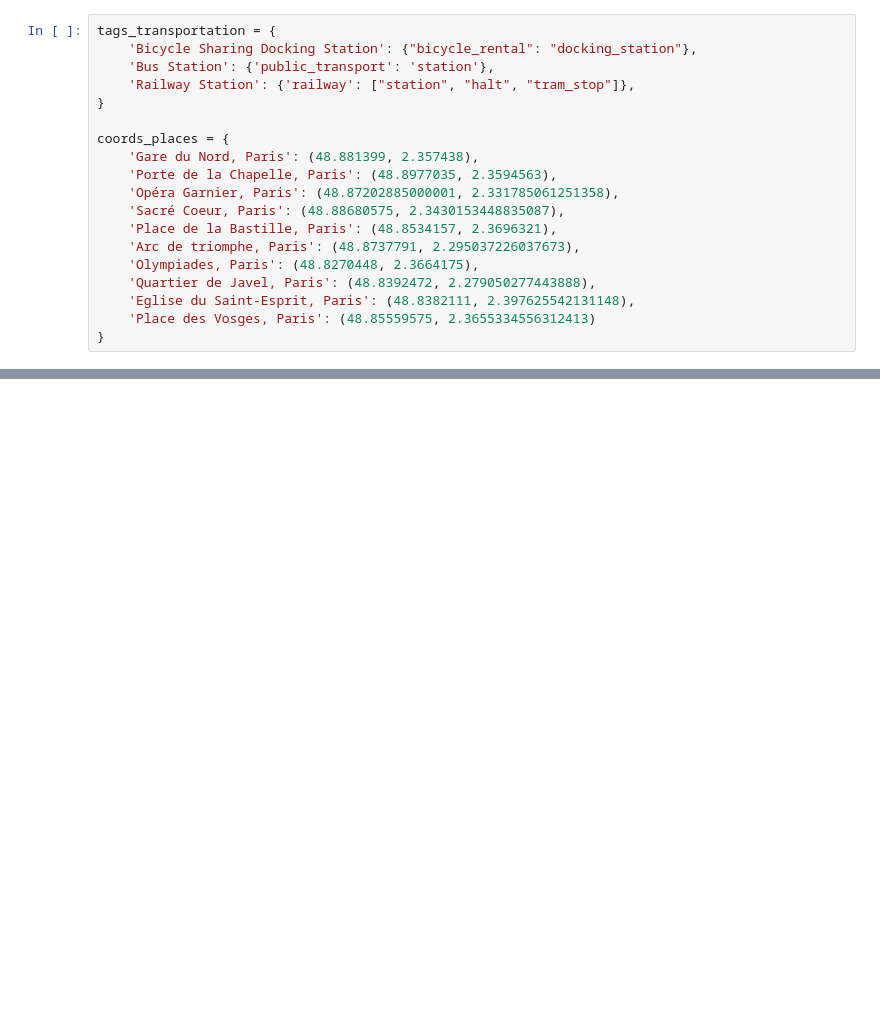
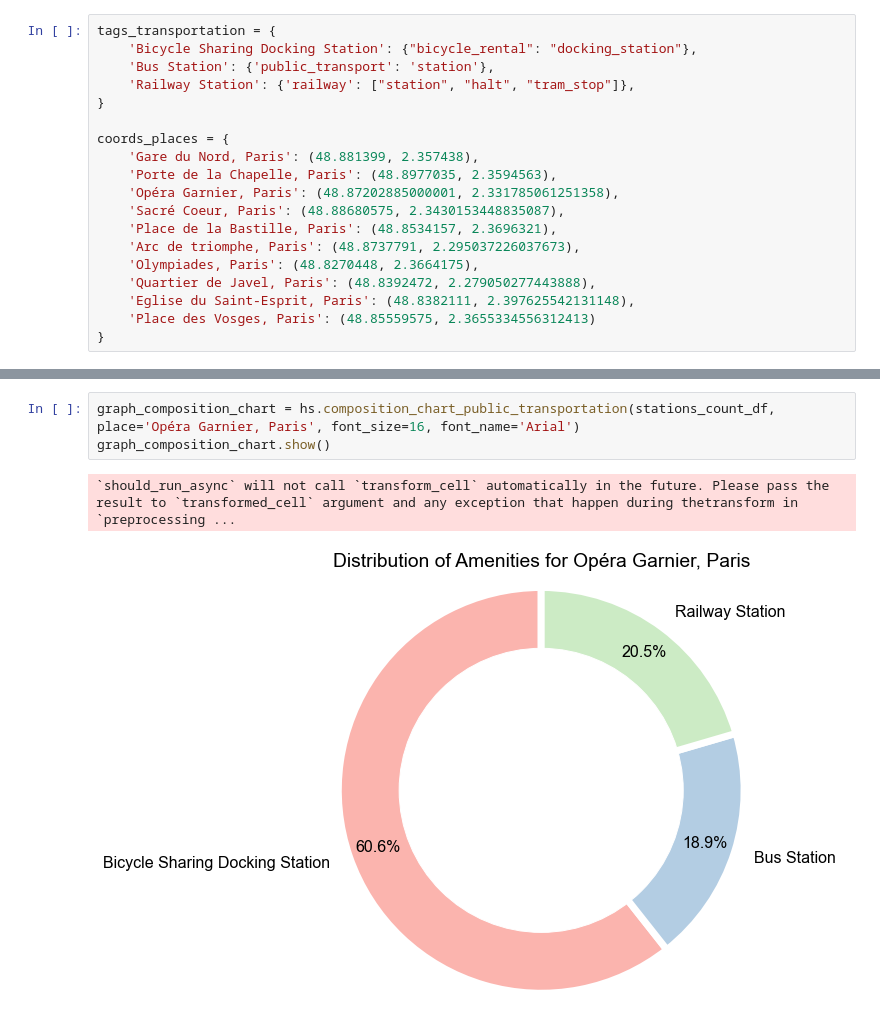
Before and after one commit to yubocai-poly/BATO-MOUTCHE-Extension, a Jupyter notebook: transportation/basic_stats.ipynb, the cells around one changed output, grey strips where cells are left out. Saved outputs shown, nothing was run; the diff lists cells and outputs as text; blank space fills up the shorter version.

```diff
--- a/transportation/basic_stats.ipynb
+++ b/transportation/basic_stats.ipynb
@@ -76,3 +113,9 @@ graph_composition_chart.show()
+# %%
+graph_composition_chart = hs.composition_chart_public_transportation(stations_count_df, place='Opéra Garnier, Paris', font_size=16, font_name='Arial')
+graph_composition_chart.show()
+# %% [output]
+`should_run_async` will not call `transform_cell` automatically in the future. Please pass the result to `transformed_cell` argument and any exception that happen during thetransform in `preprocessing ...
+[figure, added]
 # %%
 graph_compare_places = hs.compare_places_public_transportation(stations_count_df)
 graph_compare_places.show()
```
Also changed, not shown: parts of 8 cells of this notebook, 1 other file.
